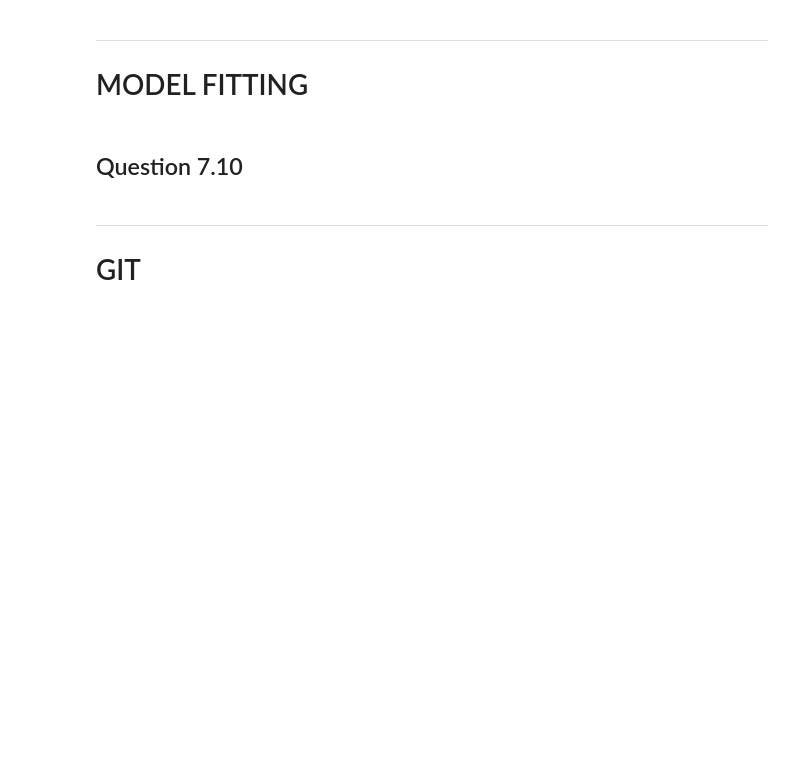
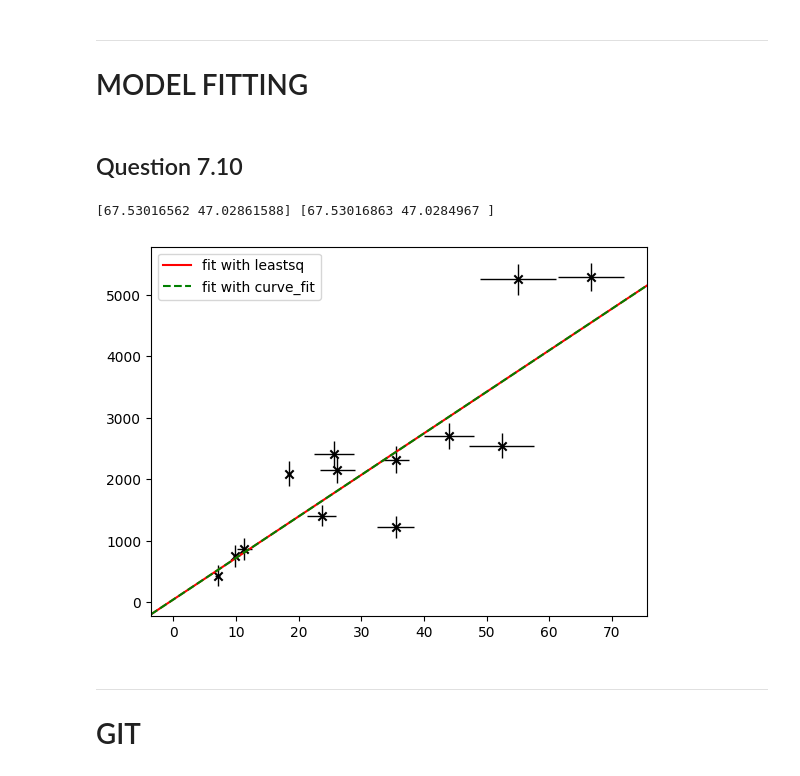
Before and after one commit to NebulaCoder07/PROGNUM-repo, a Jupyter notebook: Task7/sq_w7.ipynb, the cells around one changed output. Drawn from its saved outputs; the diff is of its cells as text; code cells hidden in the pictures; blank space fills up the shorter version.

```diff
--- a/Task7/sq_w7.ipynb
+++ b/Task7/sq_w7.ipynb
@@ -342,3 +363,43 @@ import scipy.optimize as opt
+# %%
+def fit(x,params):
+    x = np.asarray(x)
+    b,a = params
+    return b*x+a
+
+def residuals(params,x,y,dy):
+    x = np.asarray(x)
+    y = np.asarray(y)
+    dy = np.asarray(dy)
+
+    return (y-fit(x,params))/dy
+
+starting_estimate = (0,70)
+data = (x,y,dy)
+result = opt.leastsq(residuals,starting_estimate,args=data)
+
+H0_leastsq,v0_leastsq= result[0]
+
+def fit2(x,b,a):
+    x = np.asarray(x)
+    return b*x+a
+
+result2 = opt.curve_fit(fit2, x, y,sigma=dy)[0]
+H0_cf,v0_cf= result2
+
+print(result[0],result2)
+# %% [output]
+[67.53016562 47.02861588] [67.53016863 47.0284967 ]
+# %%
+fig = figure()
+ax = fig.add_subplot()
+ax.scatter(x,y,marker = 'x',color='black')
+ax.errorbar(x,y,dy,dx,color='black',linewidth=1,fmt='none')
+ax.axline(xy1=(0,v0_leastsq),slope = H0_leastsq,color='r',label='fit with leastsq')
+ax.axline(xy1=(0,v0_cf),slope = H0_cf,color='g',linestyle='--',label='fit with curve_fit')
+ax.legend()
+show()
+# %% [output]
+[figure, added]
 # %% [markdown]
 ------
 # GIT
```
Also changed, not shown: parts of 4 cells of this notebook.
